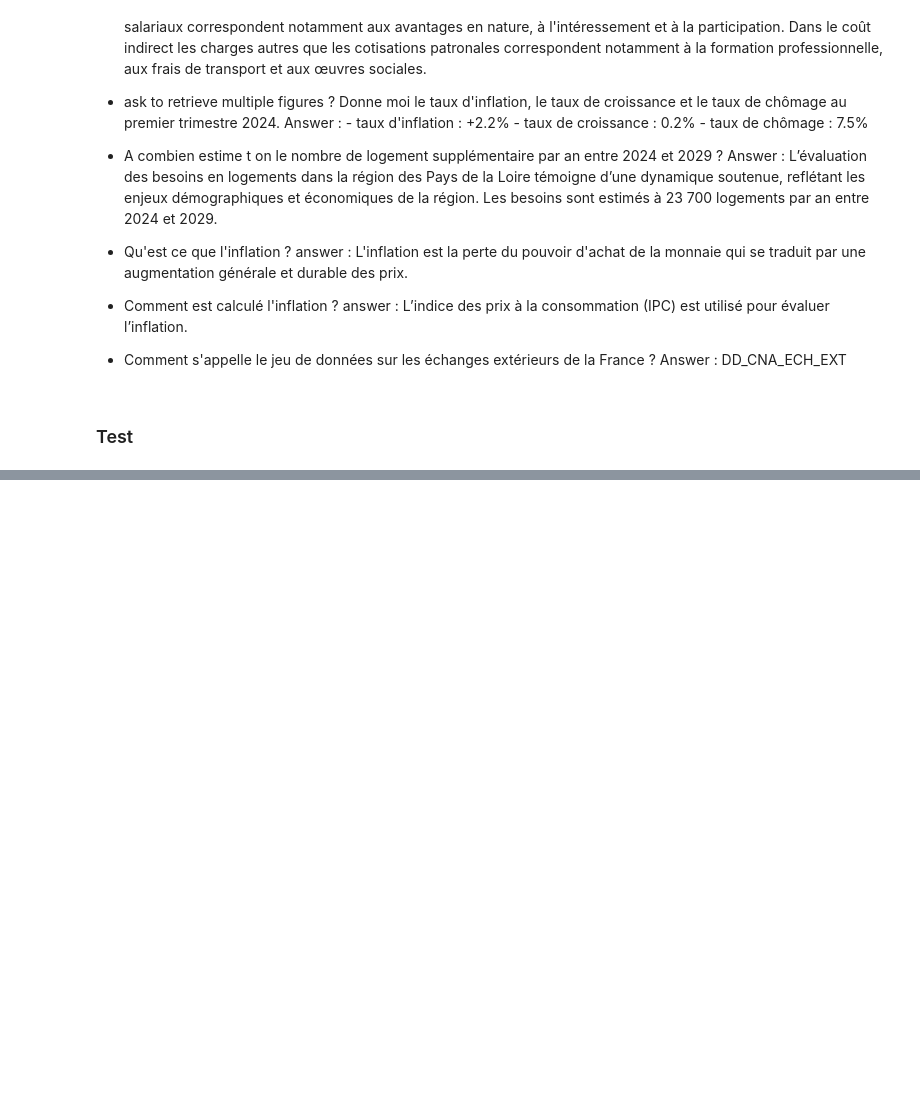
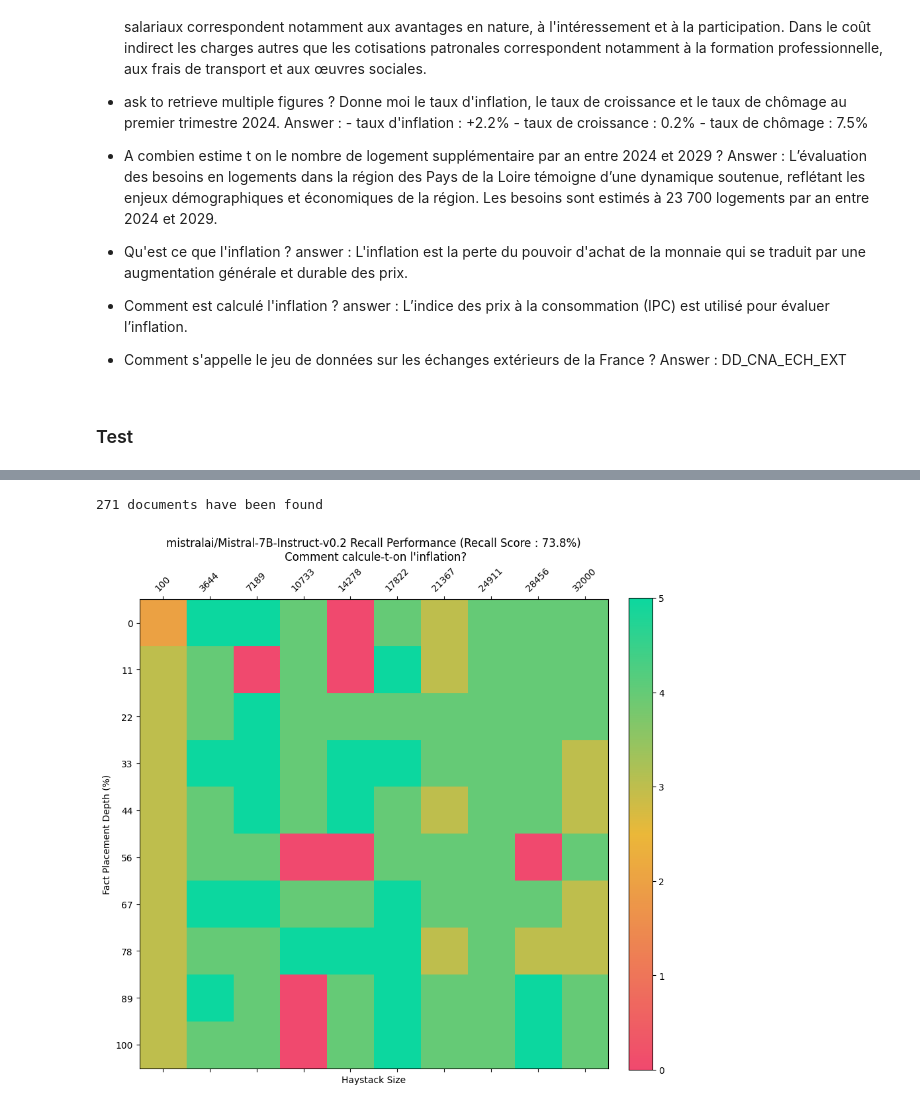
Before and after one commit to InseeFrLab/llm-open-data-insee, a Jupyter notebook: notebooks/llm_recall.ipynb, the cells around one changed output, grey strips where cells are left out. Cells and saved outputs as stored; diff of their text form; code cells hidden in the pictures; blank space fills up the shorter version.

```diff
--- a/notebooks/llm_recall.ipynb
+++ b/notebooks/llm_recall.ipynb
@@ -834,5 +858,6 @@ llm_tester.plot(results=res)
 # %%
-res = llm_tester.load_results(
-    results_dir="./results", model_name="mistralai/Mistral-7B-Instruct-v0.2", version=2
-)
+res = llm_tester.load_results(results_dir="./results", model_name = "mistralai/Mistral-7B-Instruct-v0.2", version=2)
 llm_tester.plot(results=res)
+# %% [output]
+271 documents have been found
+[figure, added]
```
Also changed, not shown: parts of 11 cells of this notebook, 10 other files.
